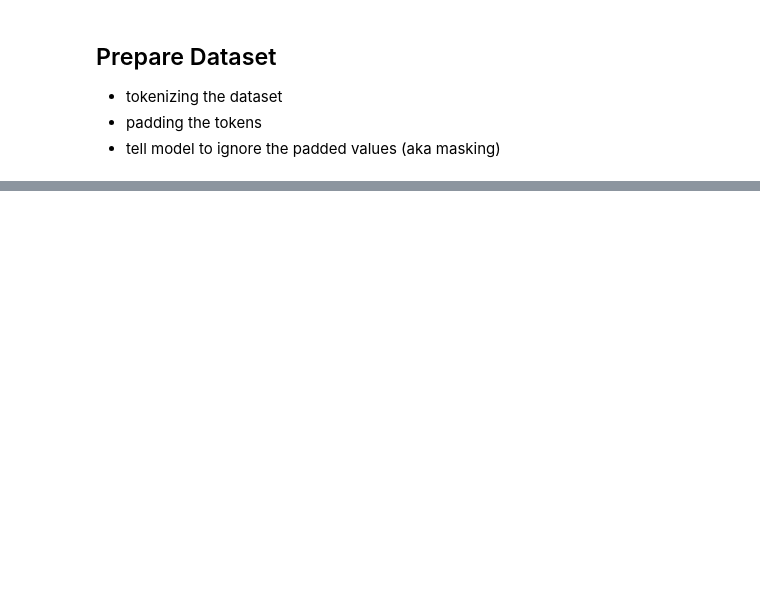
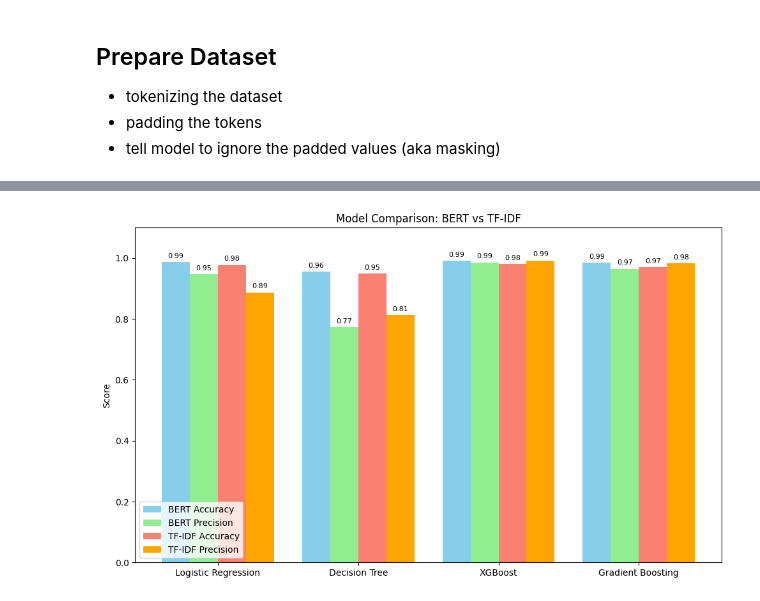
Before and after one commit to ninacunha/BERT-vs-TFIDF-TextClassification, a Jupyter notebook: Final.ipynb, the cells around one changed output, grey strips where cells are left out. Drawn from its saved outputs; the diff is of its cells as text; code cells hidden in the pictures; blank space fills up the shorter version.

```diff
--- a/Final.ipynb
+++ b/Final.ipynb
@@ -358,0 +309,45 @@ Precision: 0.9829545454545454
+# %%
+# Convert to DataFrames
+bert_df = pd.DataFrame(results_bert).T
+tfidf_df = pd.DataFrame(results).T
+
+# Combine for plotting
+metrics = ['accuracy', 'precision']
+models = bert_df.index
+
+x = np.arange(len(models))  # label locations
+width = 0.2  # bar width
+
+fig, ax = plt.subplots(figsize=(10, 6))
+
+# Plot bars for each metric and method
+rects1 = ax.bar(x - width, bert_df['accuracy'], width, label='BERT Accuracy', color='skyblue')
+rects2 = ax.bar(x, bert_df['precision'], width, label='BERT Precision', color='lightgreen')
+rects3 = ax.bar(x + width, tfidf_df['accuracy'], width, label='TF-IDF Accuracy', color='salmon')
+rects4 = ax.bar(x + 2*width, tfidf_df['precision'], width, label='TF-IDF Precision', color='orange')
+
+# Labels and titles
+ax.set_ylabel('Score')
+ax.set_title('Model Comparison: BERT vs TF-IDF')
+ax.set_xticks(x + width/2)
+ax.set_xticklabels(models)
+ax.set_ylim(0, 1.1)
+ax.legend()
+
+# Add value labels on bars
+def add_labels(rects):
+    for rect in rects:
+        height = rect.get_height()
+        ax.annotate(f'{height:.2f}',
+                    xy=(rect.get_x() + rect.get_width() / 2, height),
+                    xytext=(0, 3),  # offset
+                    textcoords="offset points",
+                    ha='center', va='bottom', fontsize=8)
+
+for rects in [rects1, rects2, rects3, rects4]:
+    add_labels(rects)
+
+plt.tight_layout()
+plt.show()
+# %% [output]
+[figure, added]
```
Also changed, not shown: parts of 15 cells of this notebook.
